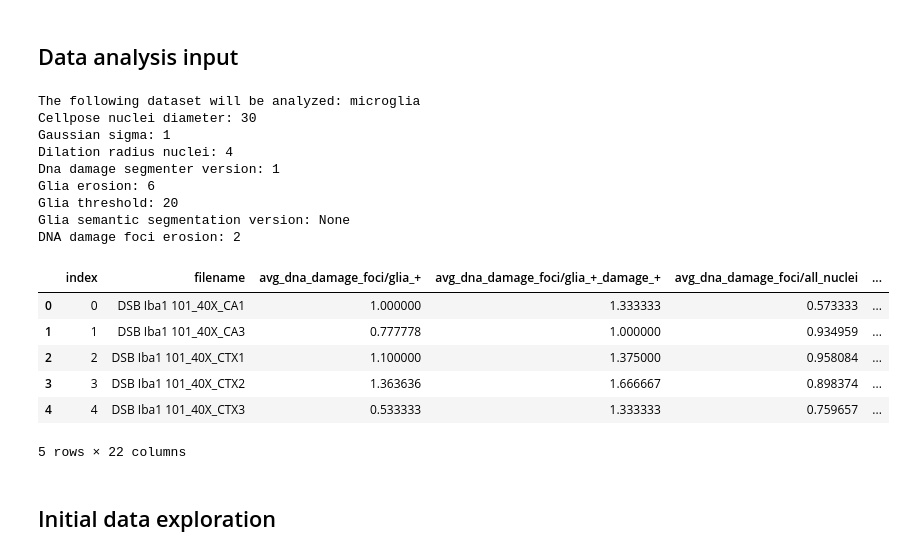
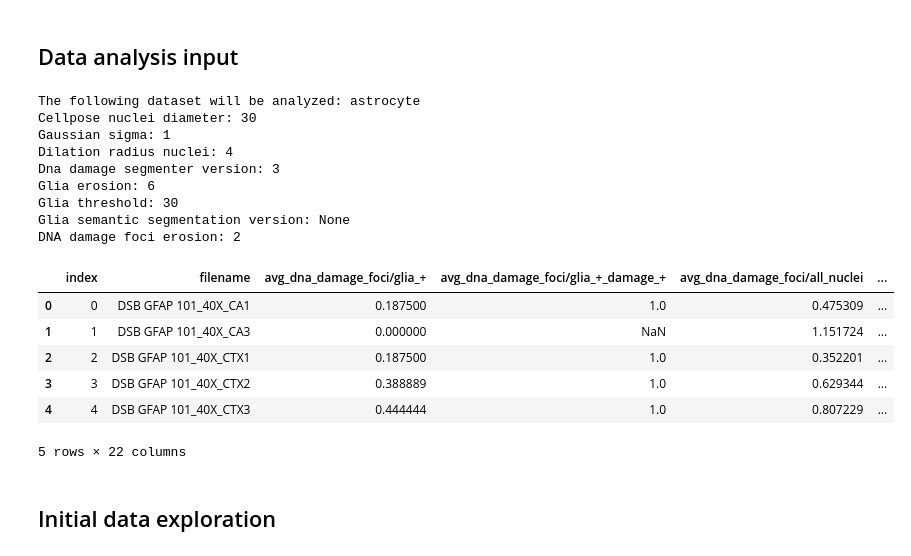
Before and after one commit to adiezsanchez/microglia_dna_damage, a Jupyter notebook: 2_data_exploration.ipynb, the cells around one changed output. Cells and saved outputs as stored; diff of their text form; code cells hidden in the pictures.

```diff
--- a/2_data_exploration.ipynb
+++ b/2_data_exploration.ipynb
@@ -8,35 +8,35 @@ import plotly.express as px
 <h2>Data analysis input</h2>
 # %%
 # Define the dataset results that you want to analyze below ("microglia" or "astrocyte")
-dataset = "microglia"
+dataset = "astrocyte"
 
 # Define the .csv results you want to explore and quality check
-csv_path = "./results/microglia_results_cellpdia30_sigma1_dilrad4_dnad_obj_seg_v1_gliaero6_gliathr20_dnadero2.csv"
+csv_path = "./results/astrocyte_results_cellpdia30_sigma1_dilrad4_dnad_obj_seg_v3_gliaero6_gliathr30_dnadero2.csv"
 
 # Read both results and mouse_id .csv files and load them into a Dataframe
 df, df_mouse_id, merged_df = read_results_csv(dataset, csv_path)
 
 # Print the analysis settings and extract them into variables
 cellpose_nuclei_diameter, gaussian_sigma, dilation_radius_nuclei, dna_damage_segmenter_version, glia_nuclei_colocalization_erosion, glia_channel_threshold, glia_segmenter, glia_segmenter_version, dna_damage_erosion, parameters_title = extract_analysis_parameters(csv_path)
 
 # Display the first few rows of the DataFrame
 merged_df.head()
 # %% [output]
-The following dataset will be analyzed: microglia
+The following dataset will be analyzed: astrocyte
 Cellpose nuclei diameter: 30
 Gaussian sigma: 1
 Dilation radius nuclei: 4
-Dna damage segmenter version: 1
+Dna damage segmenter version: 3
 Glia erosion: 6
-Glia threshold: 20
+Glia threshold: 30
 Glia semantic segmentation version: None
 DNA damage foci erosion: 2
 |  | index | filename | avg_dna_damage_foci/glia_+ | avg_dna_damage_foci/glia_+_damage_+ | avg_dna_damage_foci/all_nuclei | ... |
-| 0 | 0 | DSB Iba1 101_40X_CA1 | 1.000000 | 1.333333 | 0.573333 | ... |
-| 1 | 1 | DSB Iba1 101_40X_CA3 | 0.777778 | 1.000000 | 0.934959 | ... |
-| 2 | 2 | DSB Iba1 101_40X_CTX1 | 1.100000 | 1.375000 | 0.958084 | ... |
-| 3 | 3 | DSB Iba1 101_40X_CTX2 | 1.363636 | 1.666667 | 0.898374 | ... |
-| 4 | 4 | DSB Iba1 101_40X_CTX3 | 0.533333 | 1.333333 | 0.759657 | ... |
+| 0 | 0 | DSB GFAP 101_40X_CA1 | 0.187500 | 1.0 | 0.475309 | ... |
+| 1 | 1 | DSB GFAP 101_40X_CA3 | 0.000000 | NaN | 1.151724 | ... |
+| 2 | 2 | DSB GFAP 101_40X_CTX1 | 0.187500 | 1.0 | 0.352201 | ... |
+| 3 | 3 | DSB GFAP 101_40X_CTX2 | 0.388889 | 1.0 | 0.629344 | ... |
+| 4 | 4 | DSB GFAP 101_40X_CTX3 | 0.444444 | 1.0 | 0.807229 | ... |
 5 rows × 22 columns
 # %% [markdown]
 <h2>Initial data exploration</h2>
```
Also changed, not shown: parts of 4 cells of this notebook, 3 other files.
